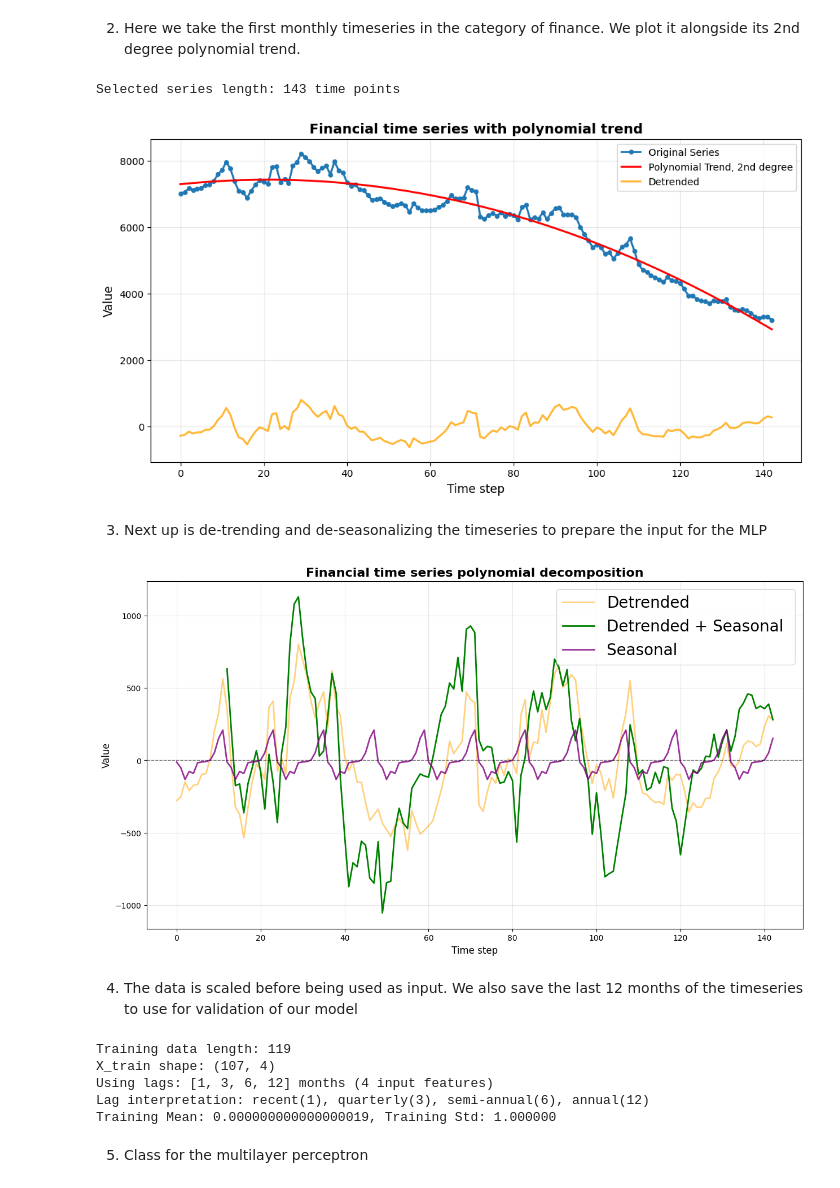
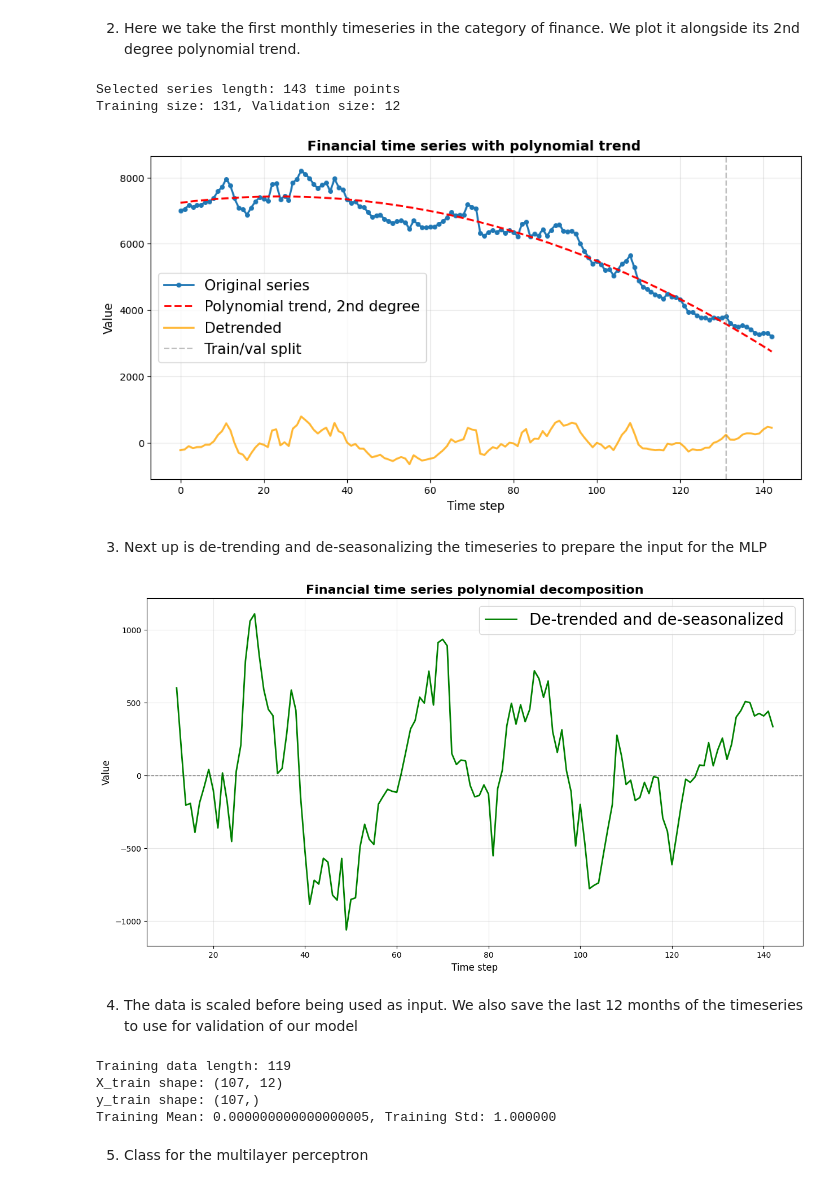
Before and after one commit to thomasvedaa/neuralnetworks, a Jupyter notebook: processing.ipynb, the cells around one changed output. Drawn from its saved outputs; the diff is of its cells as text; code cells hidden in the pictures.

```diff
--- a/processing.ipynb
+++ b/processing.ipynb
@@ -28,31 +27,43 @@ series = category_data.iloc[0, 6:].dropna().astype(float)
 # %%
 # One times series with polynomial trend
 print(f"Selected series length: {len(series)} time points")
+
+# Split data BEFORE fitting trend (to prevent data leakage)
+y = series.values
+train_size = len(y) - 12  # Reserve last 12 months for validation
+
+# Fit polynomial trend ONLY on training data
 poly = PolynomialFeatures(degree=2)
-X = np.arange(len(series)).reshape(-1, 1)
-y = series.values
+X_train_indices = np.arange(train_size).reshape(-1, 1)
+X_all_indices = np.arange(len(y)).reshape(-1, 1)
 
-x_poly = poly.fit_transform(X)
+x_poly_train = poly.fit_transform(X_train_indices)
 poly_model = LinearRegression()
-poly_model.fit(x_poly, y)
-poly_trend = poly_model.predict(x_poly)
+poly_model.fit(x_poly_train, y[:train_size])  # Fit only on training portion
+
+# Apply the trend to ALL data (for visualization and detrending)
+x_poly_all = poly.transform(X_all_indices)
+poly_trend = poly_model.predict(x_poly_all)
 de_trended = y - poly_trend
 
+print(f"Training size: {train_size}, Validation size: 12")
 
 plt.figure(figsize=(12, 6))
-plt.plot(series.values, marker='o', linewidth=2, markersize=4, label='Original Series')
-plt.plot(poly_trend, color='red', linewidth=2, label='Polynomial Trend, 2nd degree')
+plt.plot(series.values, marker='o', linewidth=2, markersize=4, label='Original series')
+plt.plot(poly_trend, color='red', linewidth=2, label='Polynomial trend, 2nd degree', linestyle='--')
 plt.plot(range(len(de_trended)), de_trended, 'orange', linewidth=2, label='Detrended', alpha=0.8)
+plt.axvline(train_size, color='gray', linestyle='--', linewidth=1.5, alpha=0.5, label='Train/val split')
 
-plt.title("Financial time series with polynomial trend", fontsize=14, fontweight='bold')
-plt.legend()
+plt.title("Financial time series with polynomial trend ", fontsize=14, fontweight='bold')
+plt.legend(fontsize=15)
 plt.xlabel("Time step", fontsize=12)
 plt.ylabel("Value", fontsize=12)
 plt.grid(True, alpha=0.3)
 plt.show()
 # %% [output]
 Selected series length: 143 time points
+Training size: 131, Validation size: 12
-[figure, old version]
+[figure, new version]
 # %% [markdown]
 3. Next up is de-trending and de-seasonalizing the timeseries to prepare the input for the MLP
 # %%
@@ -60,37 +71,37 @@ Selected series length: 143 time points
 de_trended = y - poly_trend
 
 seasonal_component = np.zeros(len(de_trended))
 months_in_year = 12
 seasonal_diff = list()
 
 for i in range(months_in_year, len(de_trended)):
     value = de_trended[i] - de_trended[i - months_in_year]
     seasonal_diff.append(value)
 
 # Seasonal component calculation
 for m in range(months_in_year):
     month_indices = np.arange(m, len(de_trended), months_in_year)
     month_mean = np.mean(de_trended[month_indices])
     seasonal_component[month_indices] = month_mean
 
 
 
 # Combined plot
 plt.figure(figsize=(15, 8))
 #plt.plot(range(len(y)), y, 'b-', linewidth=2, label='Original', alpha=0.8) # original series
-plt.plot(range(len(de_trended)), de_trended, 'orange', linewidth=2, label='Detrended', alpha=0.5) # detrended series
-plt.plot(range(months_in_year, len(de_trended)), seasonal_diff, 'green', linewidth=2, label='Detrended + Seasonal ') # detrended + seasonal differenced series
-plt.plot(range(len(seasonal_component)), seasonal_component, 'purple', linewidth=2, label='Seasonal ', alpha=0.8) # seasonal component
+#plt.plot(range(len(de_trended)), de_trended, 'orange', linewidth=2, label='Detrended', alpha=0.5) # detrended series
+plt.plot(range(months_in_year, len(de_trended)), seasonal_diff, 'green', linewidth=2, label='De-trended and de-seasonalized ') # detrended + seasonal differenced series
+#plt.plot(range(len(seasonal_component)), seasonal_component, 'purple', linewidth=2, label='Seasonal ', alpha=0.8) # seasonal component
 
 plt.title("Financial time series polynomial decomposition", fontsize=16, fontweight='bold')
 plt.xlabel("Time step", fontsize=12)
 plt.ylabel("Value", fontsize=12)
 plt.grid(True, alpha=0.3)
 plt.axhline(0, color='black', linewidth=1, linestyle='--', alpha=0.5)
 plt.legend(fontsize=20)
 plt.show()
 # %% [output]
-[figure, old version]
+[figure, new version]
 # %% [markdown]
 4. The data is scaled before being used as input. We also save the last 12 months of the timeseries to use for validation of our model
 # %%
@@ -109,46 +120,26 @@ scaler.fit(train_portion.reshape(-1, 1))
 training_data = scaler.transform(train_portion.reshape(-1, 1)).flatten()
 validation_data = scaler.transform(validation_portion.reshape(-1, 1)).flatten()
 
-# Function to create sequences with unequally spaced lags
-# Using seasonality-aligned spacing: [1, 3, 6, 12] months back
-def create_sequences(data, lags=[1, 3, 6, 12]):
-    """
-    Create sequences using specific time lags instead of consecutive values.
+# Function to create sequences for the model. Given the last 12 months (x), predict the next month (y)
+def create_sequences(data, lookback):
 
-    Args:
-        data: Time series data
-        lags: List of lag values (e.g., [1, 3, 6, 12] means t-1, t-3, t-6, t-12)
-              Aligned with financial cycles: recent, quarterly, semi-annual, annual
-
-    Returns:
-        X: Input features with shape (n_samples, len(lags))
-        y: Target values
-    """
     X, y = [], []
-    max_lag = max(lags)
-
-    # Start from max_lag to ensure we have all required historical values
-    for i in range(max_lag, len(data)):
-        # Extract values at specific lag positions
-        sequence = [data[i - lag] for lag in lags]
-        X.append(sequence)
-        y.append(data[i])
-
+    for i in range(len(data) - lookback):
+        X.append(data[i:i + lookback])
+        y.append(data[i + lookback])
     return np.array(X), np.array(y)
 
-X_train, y_train = create_sequences(training_data, lags=[1, 3, 6, 12])
+X_train, y_train = create_sequences(training_data, lookback=12)
 
 print(f"Training data length: {len(training_data)}")
 print(f"X_train shape: {X_train.shape}")
-print(f"Using lags: [1, 3, 6, 12] months (4 input features)")
-print(f"Lag interpretation: recent(1), quarterly(3), semi-annual(6), annual(12)")
+print(f"y_train shape: {y_train.shape}")
 print(f"Training Mean: {training_data.mean():.18f}, Training Std: {training_data.std():.6f}")
 # %% [output]
 Training data length: 119
-X_train shape: (107, 4)
-Using lags: [1, 3, 6, 12] months (4 input features)
-Lag interpretation: recent(1), quarterly(3), semi-annual(6), annual(12)
-Training Mean: 0.000000000000000019, Training Std: 1.000000
+X_train shape: (107, 12)
+y_train shape: (107,)
+Training Mean: 0.000000000000000005, Training Std: 1.000000
 # %% [markdown]
 5. Class for the multilayer perceptron
 # %%
```
Also changed, not shown: parts of 14 cells of this notebook.
